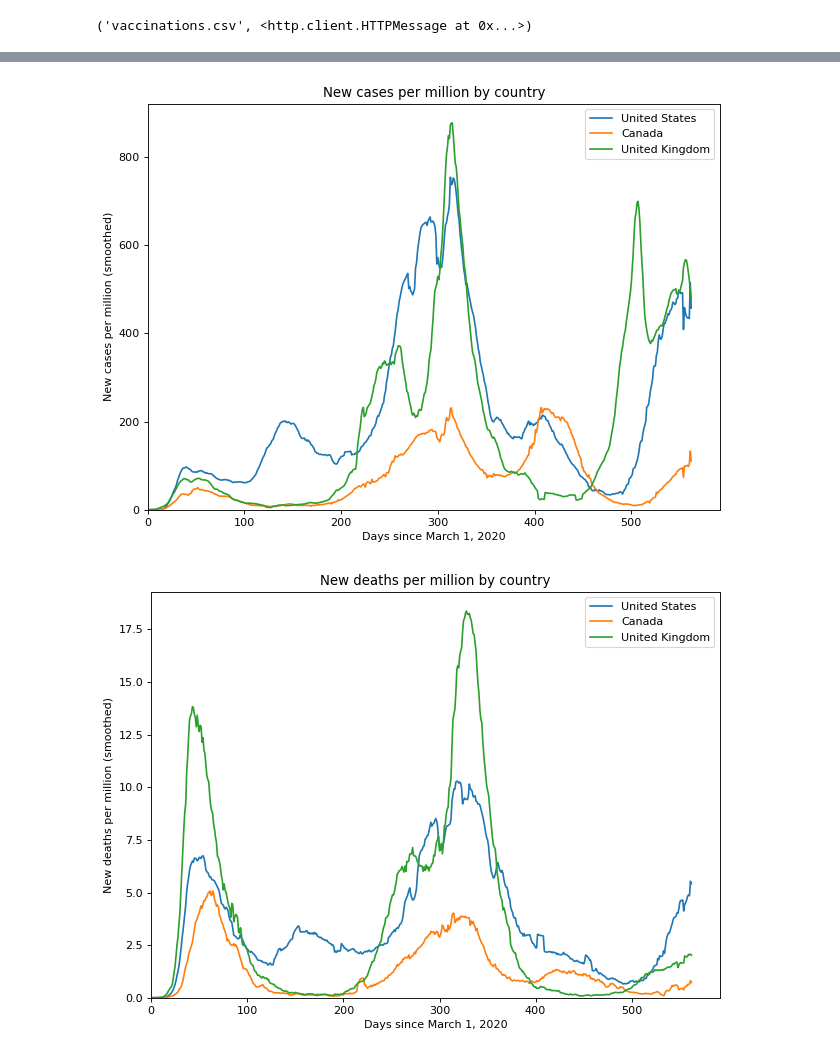
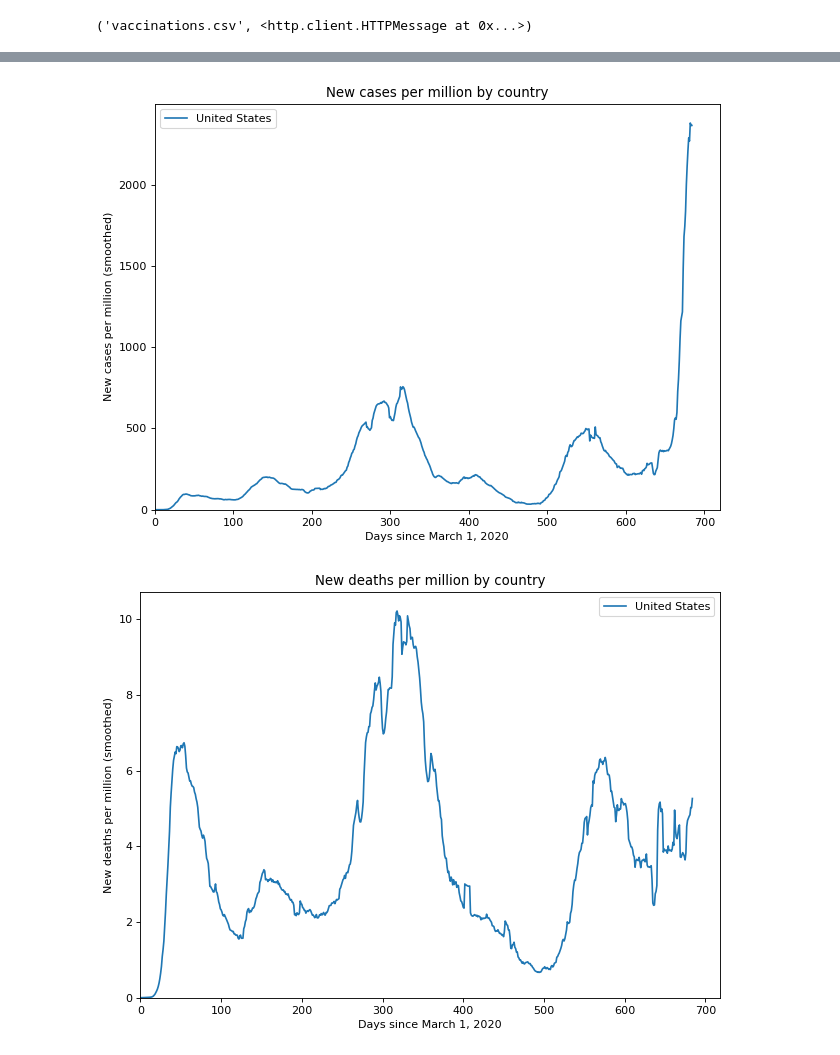
Before and after one commit to jan-anawilo/covid_data_plotter, a Jupyter notebook: covid_stats.ipynb, the cells around one changed output, grey strips where cells are left out. Saved outputs shown, nothing was run; the diff lists cells and outputs as text; code cells hidden in the pictures.

```diff
--- a/covid_stats.ipynb
+++ b/covid_stats.ipynb
@@ -71,7 +71,9 @@ def plot_new_cases(country_list):
         dates = country_data["date"]
         days_since = dates_to_days_since(dates)
         new_cases = country_data["new_cases_smoothed_per_million"]
+#        new_cases = country_data["new_cases_per_million"]
         plt.plot(days_since, new_cases, label=country)
+        #plt.plot(dates, new_cases, label=country)
 #    plt.axvline(x=244., color=("orange"), label="Halloween")
 #    plt.axvline(x=270., color=("brown"), linestyle="--", label="Thanksgiving")
 #    plt.axvline(x=299, color=("red"), linestyle="--", label="Christmas")
@@ -79,6 +81,8 @@ def plot_new_cases(country_list):
 #    plt.axvline(x=338., color=("green"), label="Super Bowl Sunday")
     plt.xlim(0.)
     plt.ylim(0.)
+#    plt.ylim(10.)
+#    plt.yscale("log")
     plt.xlabel("Days since March 1, 2020")
     plt.ylabel("New cases per million (smoothed)")
     plt.legend(loc="best")
@@ -126,18 +130,19 @@ def plot_vaxx(country_list):
         country_data = vaxx[vaxx["location"] == country]
         dates = country_data["date"]
         days_since = dates_to_days_since(dates)
-        vaxxes = country_data["total_vaccinations_per_hundred"]
+#        vaxxes = country_data["daily_vaccinations_per_million"]
+        vaxxes = country_data["people_fully_vaccinated_per_hundred"]
         plt.plot(days_since, vaxxes, label=country)
     plt.xlim(0.)
     plt.ylim(0.)
     plt.xlabel("Days since March 1, 2020")
-    plt.ylabel("ICU patients per million")
+    plt.ylabel("People fully vaccinated per hundred")
     plt.legend(loc="best")
-    plt.title("Daily vaccinations per million by country")
+    plt.title("People fully vaccinated per hundred by country")
     plt.tight_layout()
     return
 # %%
-country_list = ["United States", "Canada", "United Kingdom"]
+country_list = ["United States"]
 plot_positive_rate(country_list)
 #plot_new_tests(country_list)
 plot_new_cases(country_list)
@@ -149,2 +154,2 @@ plot_vaxx(country_list)
-[figure, old version]
+[figure, new version]
-[figure, old version]
+[figure, new version]
```
Also changed, not shown: parts of 1 cell of this notebook.
